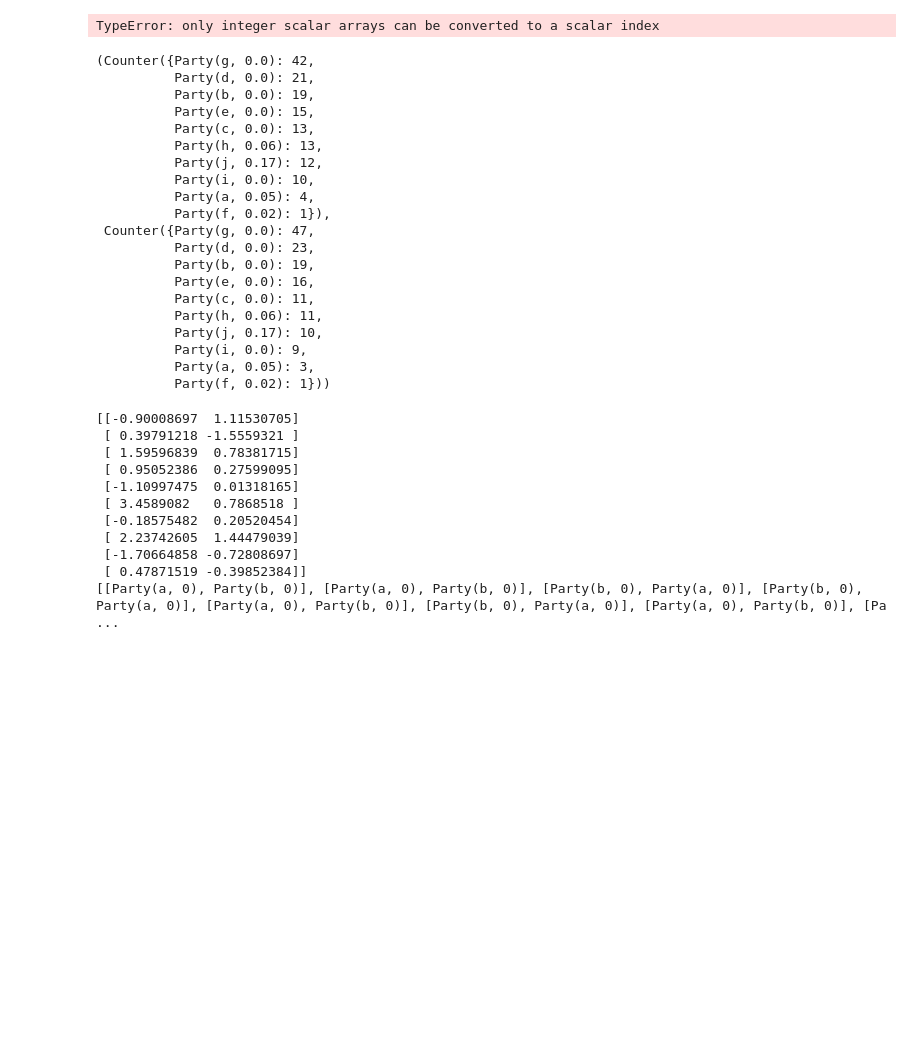
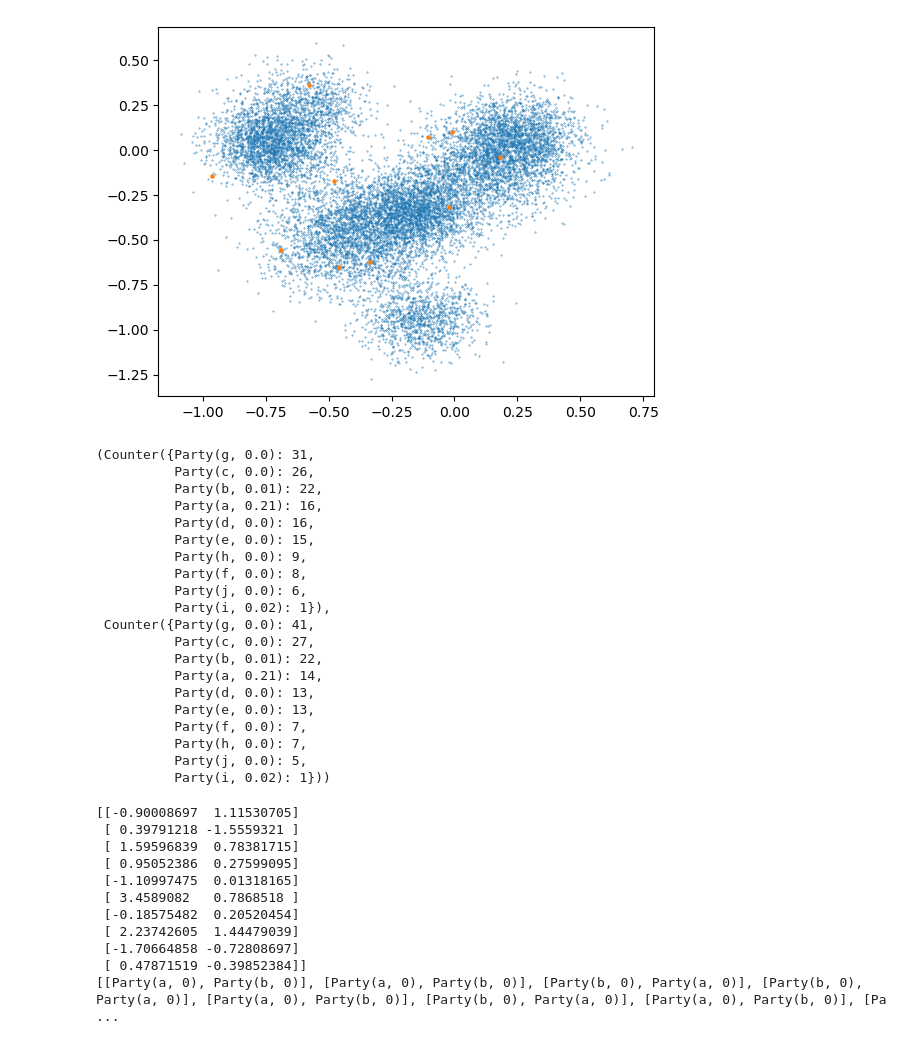
Before and after one commit to LisaEvO/COMSOC, a Jupyter notebook: test.ipynb, the cells around one changed output. Cells and saved outputs as stored; diff of their text form; code cells hidden in the pictures; blank space fills up the shorter version.

```diff
--- a/test.ipynb
+++ b/test.ipynb
@@ -5,64 +5,65 @@ from parties import *
 from sampling import *
 import matplotlib.pyplot as plt
 # %%
-np.random.seed(43)
+np.random.seed(2)
 DEMOGRAPHIC = {Saint:[[] for i in range(10000)],
                Spineless:[[]for i in range(1)],
                Follower:[[2] for i in range(1000)], Follower:[[3] for i in range(1000)], Follower:[[4] for i in range(1000)],
                Opportunist:[[2] for i in range(1000)], Opportunist:[[3] for i in range(1000)], Opportunist:[[4] for i in range(1000)],
                Strategist:[[3,2] for i in range(1000)]
                }
 
 NUM_PARTIES = 10
 NUM_CLUSTERS = 7
 DIM = 2
 RANGE_MEANS = [-1, 1]
 RANGE_V_STD = [0.1, 0.2]
 RANGE_P_STD = [0.1, 0.3]
 
-means = list(np.random.uniform(RANGE_MEANS[0], RANGE_MEANS[1], (NUM_CLUSTERS-1, DIM))) + [[3,3]]
+means = np.random.uniform(RANGE_MEANS[0], RANGE_MEANS[1], (NUM_CLUSTERS, DIM))
 pstds = np.random.uniform(RANGE_P_STD[0], RANGE_P_STD[1], NUM_CLUSTERS)
 vstds = np.random.uniform(RANGE_V_STD[0], RANGE_V_STD[1], NUM_CLUSTERS)
 weights = np.random.rand(NUM_CLUSTERS)
 weights /= sum(weights)
 
 party_modes = {'modes':[{'mean': means[i], 'std':pstds[i], 'weight':weights[i]} for i in range(NUM_CLUSTERS)]}
 voter_modes = {'modes':[{'mean': means[i], 'std':vstds[i], 'weight':weights[i]} for i in range(NUM_CLUSTERS)]}
 
 
 parties = sample_parties(NUM_PARTIES, distribution='multimodal', dim=2, params=party_modes)
 voters = sample_voters(DEMOGRAPHIC, parties, distribution='multimodal', dim=2, params=voter_modes)
 
-plt.scatter([voter.position[0] for voter in voters], [voter.position[1] for voter in voters])
-plt.scatter([party.position[0] for party in parties], [party.position[1] for party in parties])
+plt.scatter([voter.position[0] for voter in voters], [voter.position[1] for voter in voters],s=0.1)
+plt.scatter([party.position[0] for party in parties], [party.position[1] for party in parties],s=5)
+plt.show()
 # %% [output]
-TypeError: only integer scalar arrays can be converted to a scalar index
+[figure, added]
 # %%
 myelection = DHondt(voters, parties, num_seats=150, num_polls=5)
 [party.compute_poldeg(myelection.voters) for party in myelection.parties]
 results = myelection.run()
 results[0], results[-1]
 # %% [output]
-(Counter({Party(g, 0.0): 42,
-          Party(d, 0.0): 21,
-          Party(b, 0.0): 19,
+(Counter({Party(g, 0.0): 31,
+          Party(c, 0.0): 26,
+          Party(b, 0.01): 22,
+          Party(a, 0.21): 16,
+          Party(d, 0.0): 16,
           Party(e, 0.0): 15,
-          Party(c, 0.0): 13,
-          Party(h, 0.06): 13,
-          Party(j, 0.17): 12,
-          Party(i, 0.0): 10,
-          Party(a, 0.05): 4,
-          Party(f, 0.02): 1}),
- Counter({Party(g, 0.0): 47,
-          Party(d, 0.0): 23,
-          Party(b, 0.0): 19,
-          Party(e, 0.0): 16,
-          Party(c, 0.0): 11,
-          Party(h, 0.06): 11,
-          Party(j, 0.17): 10,
-          Party(i, 0.0): 9,
-          Party(a, 0.05): 3,
-          Party(f, 0.02): 1}))
+          Party(h, 0.0): 9,
+          Party(f, 0.0): 8,
+          Party(j, 0.0): 6,
+          Party(i, 0.02): 1}),
+ Counter({Party(g, 0.0): 41,
+          Party(c, 0.0): 27,
+          Party(b, 0.01): 22,
+          Party(a, 0.21): 14,
+          Party(d, 0.0): 13,
+          Party(e, 0.0): 13,
+          Party(f, 0.0): 7,
+          Party(h, 0.0): 7,
+          Party(j, 0.0): 5,
+          Party(i, 0.02): 1}))
 # %%
 # %% [output]
 [[-0.90008697  1.11530705]
```
